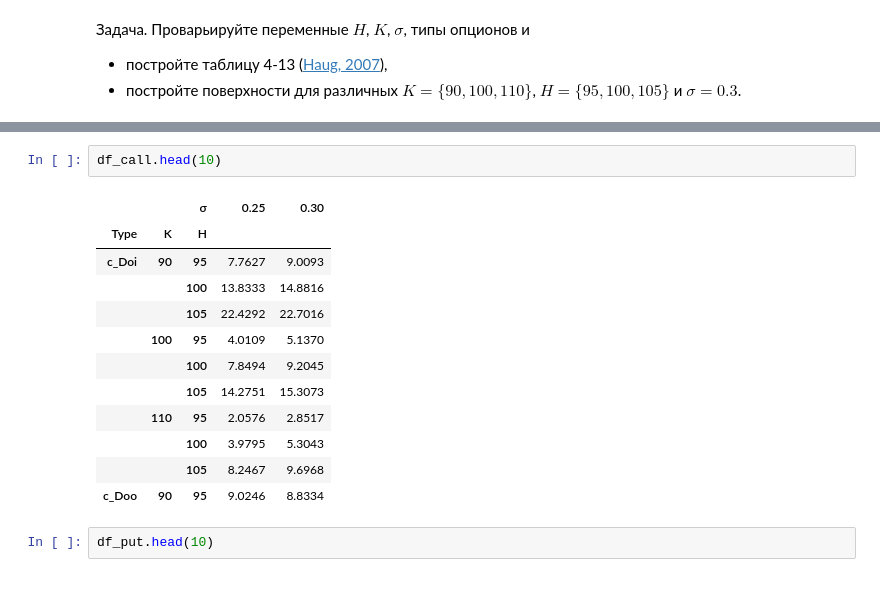
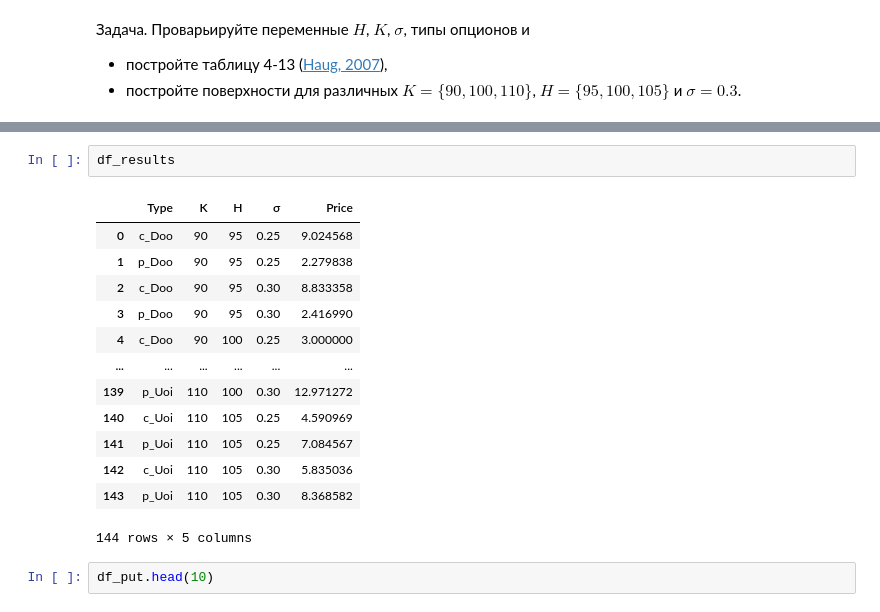
Before and after one commit to AstemirGongapshev/GSFP_2024, a Jupyter notebook: lab_2_GSFP/lab_2b_GSFP.ipynb, the cells around one changed output, grey strips where cells are left out. Drawn from its saved outputs; the diff is of its cells as text.

```diff
--- a/lab_2_GSFP/lab_2b_GSFP.ipynb
+++ b/lab_2_GSFP/lab_2b_GSFP.ipynb
@@ -332,18 +318,19 @@ df_put = df_results[df_results['Type'].str.startswith('p')].pivot_table(
-# %%
-df_call.head(10)
-# %% [output]
-|  |  | σ | 0.25 | 0.30 |
-| Type | K | H |  |  |
-| c_Doi | 90 | 95 | 7.7627 | 9.0093 |
-|  |  | 100 | 13.8333 | 14.8816 |
-|  |  | 105 | 22.4292 | 22.7016 |
-|  | 100 | 95 | 4.0109 | 5.1370 |
-|  |  | 100 | 7.8494 | 9.2045 |
-|  |  | 105 | 14.2751 | 15.3073 |
-|  | 110 | 95 | 2.0576 | 2.8517 |
-|  |  | 100 | 3.9795 | 5.3043 |
-|  |  | 105 | 8.2467 | 9.6968 |
-| c_Doo | 90 | 95 | 9.0246 | 8.8334 |
+# %%
+df_results
+# %% [output]
+|  | Type | K | H | σ | Price |
+| 0 | c_Doo | 90 | 95 | 0.25 | 9.024568 |
+| 1 | p_Doo | 90 | 95 | 0.25 | 2.279838 |
+| 2 | c_Doo | 90 | 95 | 0.30 | 8.833358 |
+| 3 | p_Doo | 90 | 95 | 0.30 | 2.416990 |
+| 4 | c_Doo | 90 | 100 | 0.25 | 3.000000 |
+| ... | ... | ... | ... | ... | ... |
+| 139 | p_Uoi | 110 | 100 | 0.30 | 12.971272 |
+| 140 | c_Uoi | 110 | 105 | 0.25 | 4.590969 |
+| 141 | p_Uoi | 110 | 105 | 0.25 | 7.084567 |
+| 142 | c_Uoi | 110 | 105 | 0.30 | 5.835036 |
+| 143 | p_Uoi | 110 | 105 | 0.30 | 8.368582 |
+144 rows × 5 columns
 # %%
 df_put.head(10)
 # %% [output]
```
Also changed, not shown: parts of 5 cells of this notebook, 4 other files.
